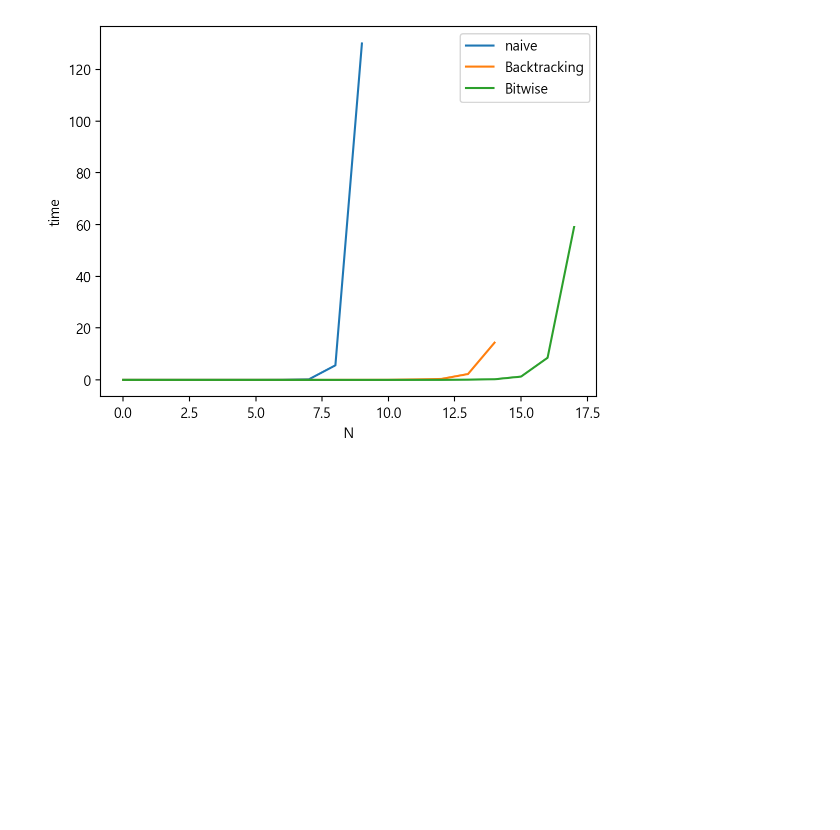
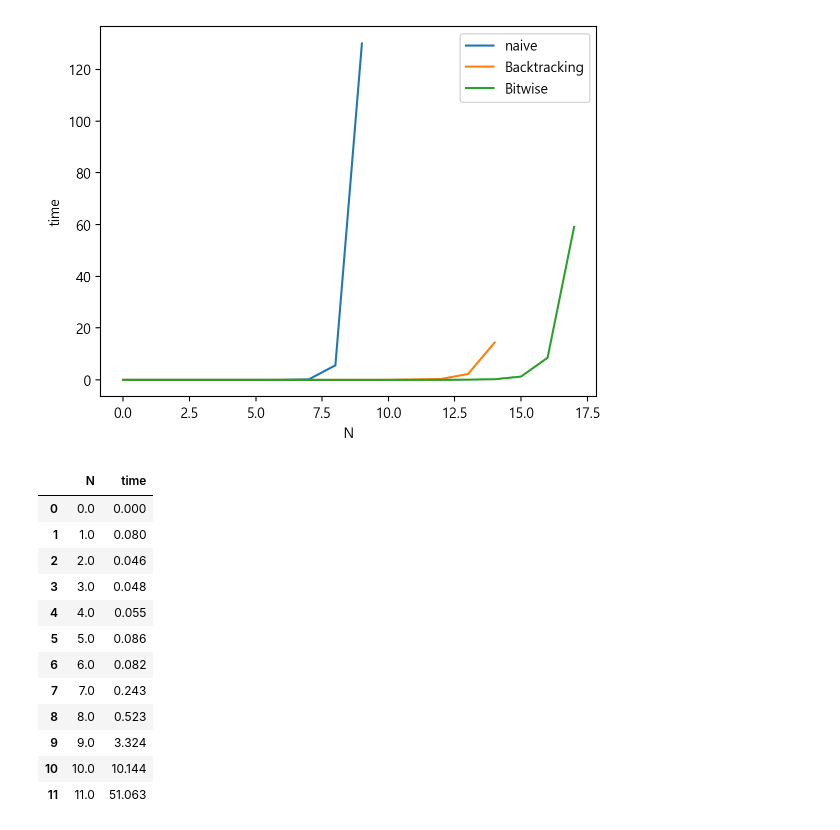
Before and after one commit to rachihyeon/Code-review-and-analysis, a Jupyter notebook: time_analysis.ipynb, the cells around one changed output. Saved outputs shown, nothing was run; the diff lists cells and outputs as text; code cells hidden in the pictures; blank space fills up the shorter version.

```diff
--- a/time_analysis.ipynb
+++ b/time_analysis.ipynb
@@ -159,3 +159,34 @@ dataframe_array = [naive_df, Backtracking_df, Bitwise_df]
 merge_plot(dataframe_array)
 # %% [output]
 [figure]
+# %%
+Z3_array = np.array([
+    [0, 0],
+    [1, 0.08],
+    [2, 0.046],
+    [3, 0.048],
+    [4, 0.055],
+    [5, 0.086],
+    [6, 0.082],
+    [7, 0.243],
+    [8, 0.523],
+    [9, 3.324],
+    [10, 10.144],
+    [11, 51.063]
+])
+Z3_df = pd.DataFrame(Z3_array, columns = ['N', 'time'])
+Z3_df
+# %% [output]
+|  | N | time |
+| 0 | 0.0 | 0.000 |
+| 1 | 1.0 | 0.080 |
+| 2 | 2.0 | 0.046 |
+| 3 | 3.0 | 0.048 |
+| 4 | 4.0 | 0.055 |
+| 5 | 5.0 | 0.086 |
+| 6 | 6.0 | 0.082 |
+| 7 | 7.0 | 0.243 |
+| 8 | 8.0 | 0.523 |
+| 9 | 9.0 | 3.324 |
+| 10 | 10.0 | 10.144 |
+| 11 | 11.0 | 51.063 |
```
Also changed, not shown: parts of 3 cells of this notebook, 2 other files.
